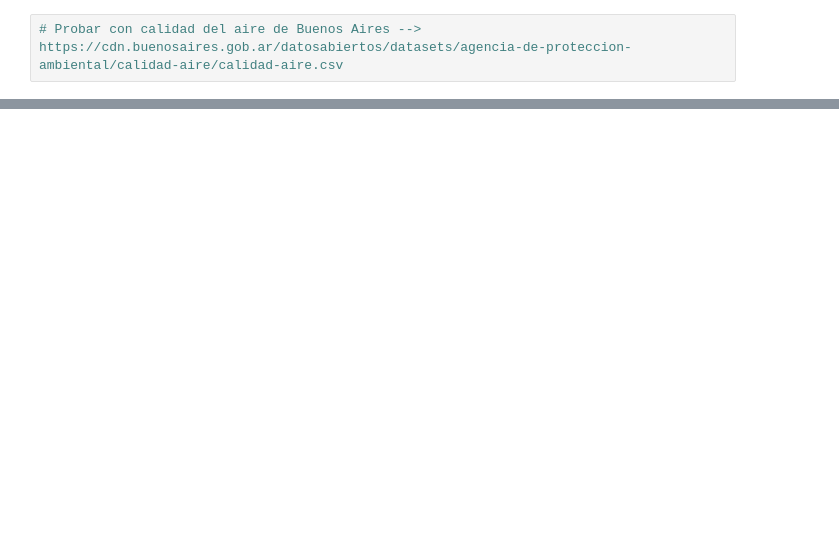
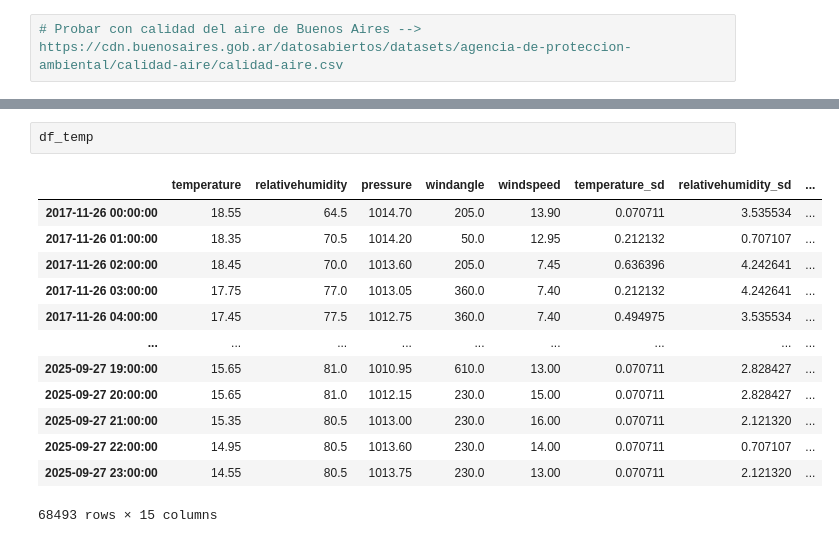
Before and after one commit to bitazaratustra/ts-weather-pipeline, a Jupyter notebook: notebooks/01_Data_Exploration.ipynb, the cells around one changed output, grey strips where cells are left out. Drawn from its saved outputs; the diff is of its cells as text; blank space fills up the shorter version.

```diff
--- a/notebooks/01_Data_Exploration.ipynb
+++ b/notebooks/01_Data_Exploration.ipynb
@@ -143,0 +213,16 @@ Análisis espectral – PM10
+# %%
+df_temp
+# %% [output]
+|  | temperature | relativehumidity | pressure | windangle | windspeed | temperature_sd | relativehumidity_sd | ... |
+| 2017-11-26 00:00:00 | 18.55 | 64.5 | 1014.70 | 205.0 | 13.90 | 0.070711 | 3.535534 | ... |
+| 2017-11-26 01:00:00 | 18.35 | 70.5 | 1014.20 | 50.0 | 12.95 | 0.212132 | 0.707107 | ... |
+| 2017-11-26 02:00:00 | 18.45 | 70.0 | 1013.60 | 205.0 | 7.45 | 0.636396 | 4.242641 | ... |
+| 2017-11-26 03:00:00 | 17.75 | 77.0 | 1013.05 | 360.0 | 7.40 | 0.212132 | 4.242641 | ... |
+| 2017-11-26 04:00:00 | 17.45 | 77.5 | 1012.75 | 360.0 | 7.40 | 0.494975 | 3.535534 | ... |
+| ... | ... | ... | ... | ... | ... | ... | ... | ... |
+| 2025-09-27 19:00:00 | 15.65 | 81.0 | 1010.95 | 610.0 | 13.00 | 0.070711 | 2.828427 | ... |
+| 2025-09-27 20:00:00 | 15.65 | 81.0 | 1012.15 | 230.0 | 15.00 | 0.070711 | 2.828427 | ... |
+| 2025-09-27 21:00:00 | 15.35 | 80.5 | 1013.00 | 230.0 | 16.00 | 0.070711 | 2.121320 | ... |
+| 2025-09-27 22:00:00 | 14.95 | 80.5 | 1013.60 | 230.0 | 14.00 | 0.070711 | 0.707107 | ... |
+| 2025-09-27 23:00:00 | 14.55 | 80.5 | 1013.75 | 230.0 | 13.00 | 0.070711 | 2.121320 | ... |
+68493 rows × 15 columns
```
Also changed, not shown: parts of 8 cells of this notebook, 6 other files.
